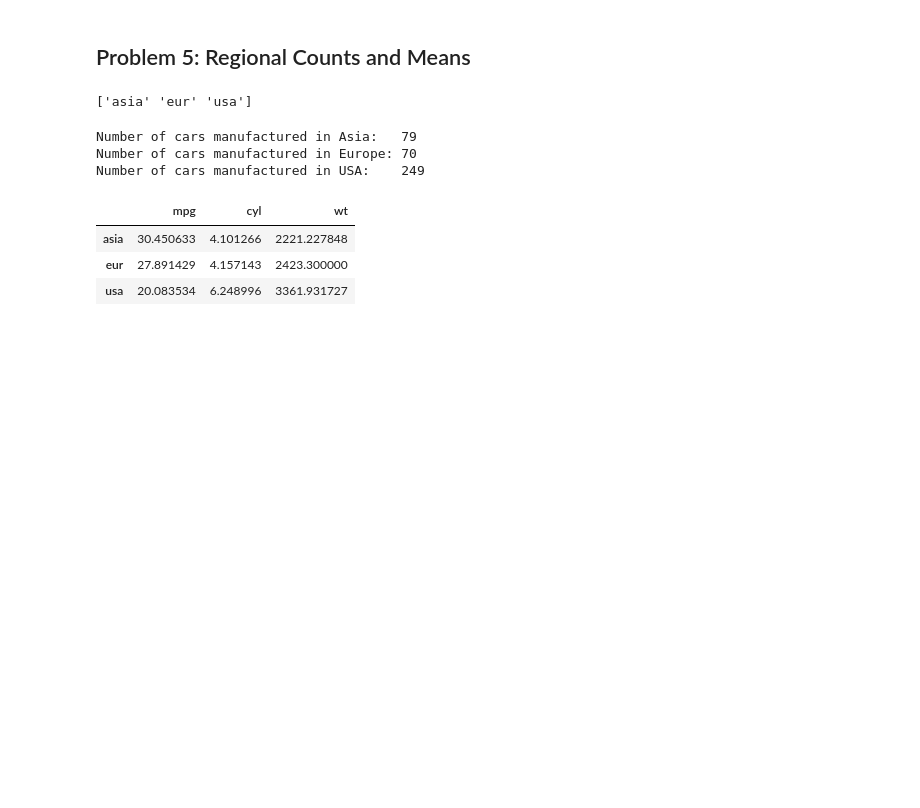
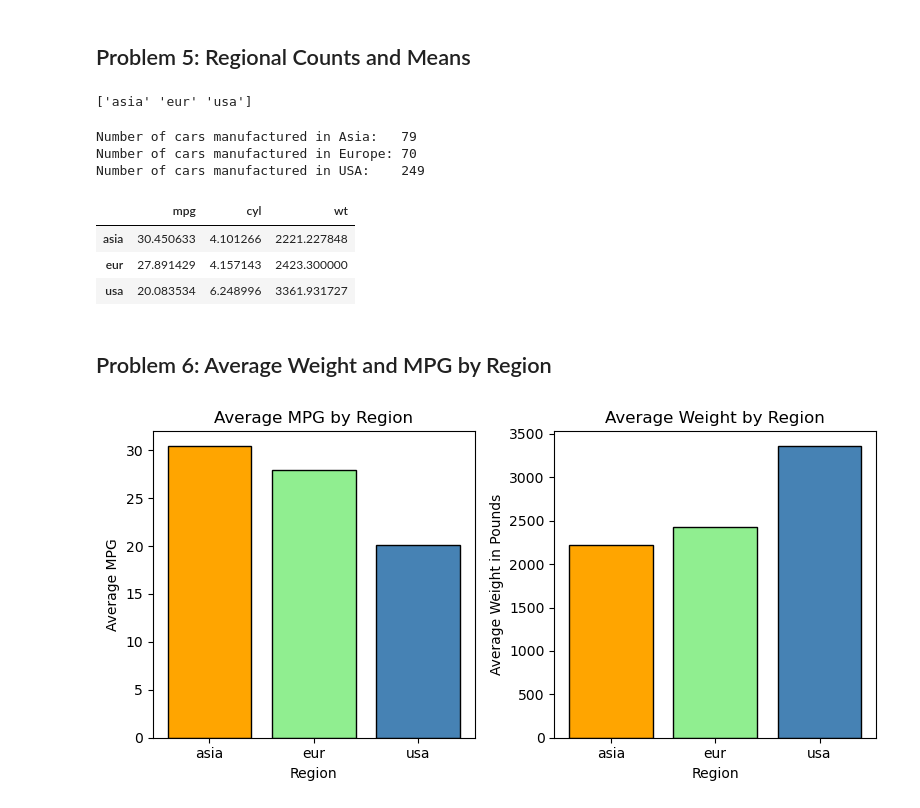
Before and after one commit to slylockfox/Maryville-DSCI-503-2, a Jupyter notebook: HW_05_Snyder.ipynb, the cells around one changed output. Saved outputs shown, nothing was run; the diff lists cells and outputs as text; code cells hidden in the pictures; blank space fills up the shorter version.

```diff
--- a/HW_05_Snyder.ipynb
+++ b/HW_05_Snyder.ipynb
@@ -183,3 +183,42 @@ mean_df.head()
 | asia | 30.450633 | 4.101266 | 2221.227848 |
 | eur | 27.891429 | 4.157143 | 2423.300000 |
 | usa | 20.083534 | 6.248996 | 3361.931727 |
+# %% [markdown]
+## Problem 6: Average Weight and MPG by Region
+# %%
+# Create a list named colors1 containing three named colors that display well and are easy to distinguish from one another.
+colors1 = ['orange', 'lightgreen', 'steelblue']
+
+# The figure size should be [8,4].
+plt.figure(figsize=[8,4])
+
+# Use the DataFrame mean_df from Problem 5 to create a single figure with two side-by-side bar charts.
+# Each bar chart should have three bars, one for each region.
+# The heights of the bars in the left plot should indicate the average MPG of vehicles in each region.
+# The bars should be labeled according to the region they represent.
+# The colors of the bars in each plot should be set using the colors1 list.
+# Each bar should have a black border.
+plt.subplot(1,2, 1)
+plt.bar(x=regions, height=mean_df.loc[:, 'mpg'], color=colors1, edgecolor='black')
+# • The x-axis of the plots should be labeled "Region".
+plt.xlabel('Region')
+# The title of the left plot should be "Average MPG by Region".
+plt.title('Average MPG by Region')
+# The y-axes of the plot should be labeled "Average MPG"
+plt.ylabel('Average MPG')
+
+# The heights of the bars in the right plot should indicate the average weight of vehicles in each region.
+plt.subplot(1,2, 2)
+plt.bar(x=regions, height=mean_df.loc[:, 'wt'], color=colors1, edgecolor='black')
+plt.xlabel('Region')
+# The y-axes of the plot should be labeled "Average Weight in Pounds".
+plt.ylabel('Average Weight in Pounds')
+# The title of the right plot should be "Average Weight by Region".
+plt.title('Average Weight by Region')
+
+# Call plt.tight_layout() to prevent elements of your subplots from overlapping.
+plt.tight_layout()
+# Use plt.show() to display the figure.
+plt.show()
+# %% [output]
+[figure, added]
```
